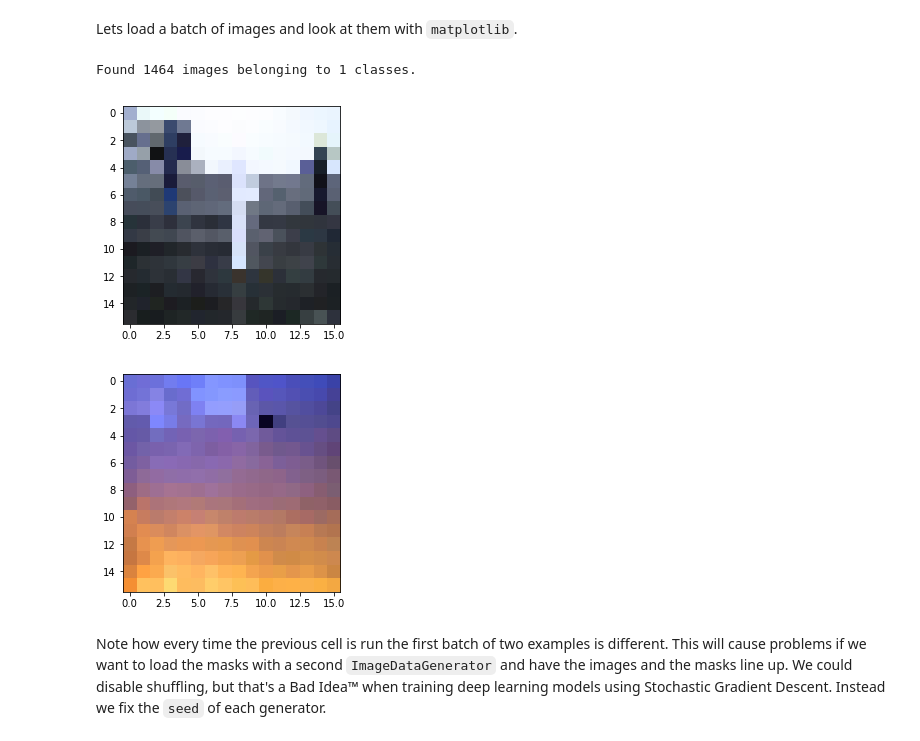
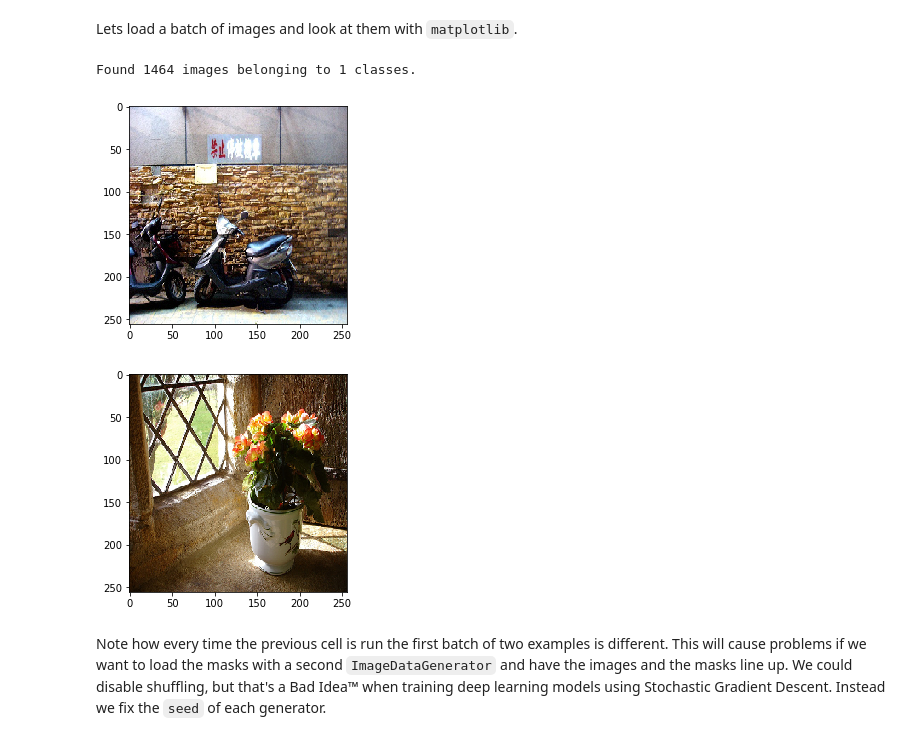
Before and after one commit to borispf/seg-tut, a Jupyter notebook: tutorial.ipynb, the cells around one changed output. Drawn from its saved outputs; the diff is of its cells as text; code cells hidden in the pictures.

```diff
--- a/tutorial.ipynb
+++ b/tutorial.ipynb
@@ -78,22 +78,22 @@ class which can load a folder of images batch by batch so we don't need to keep
 Lets load a batch of images and look at them with `matplotlib`.
 # %%
 # The size to rescale the images to. Smaller values should speed up learning, larger values should lead to a better model.
-SIZE = 16
+SIZE = 256
 
 # Rescale the pixel from the range [0, 255] to [0, 1] to help visualization and training the network.
 imdatagen = keras.preprocessing.image.ImageDataGenerator(rescale=1/255)
 im_batch = imdatagen.flow_from_directory('data/train/image',
                                          target_size=(SIZE, SIZE),
                                          batch_size=2,
                                          class_mode=None)[0]
 plt.imshow(im_batch[0, ...])
 plt.show()
 plt.imshow(im_batch[1, ...])
 plt.show()
 # %% [output]
 Found 1464 images belonging to 1 classes.
-[figure, old version]
+[figure, new version]
-[figure, old version]
+[figure, new version]
 # %% [markdown]
 Note how every time the previous cell is run the first batch of two examples is different. This will cause problems if we want to load the masks with a second `ImageDataGenerator` and have the images and the masks line up. We could disable shuffling, but that's a Bad Idea&trade; when training deep learning models using Stochastic Gradient Descent. Instead we fix the `seed` of each generator.
 # %%
```
Also changed, not shown: parts of 10 cells of this notebook.
